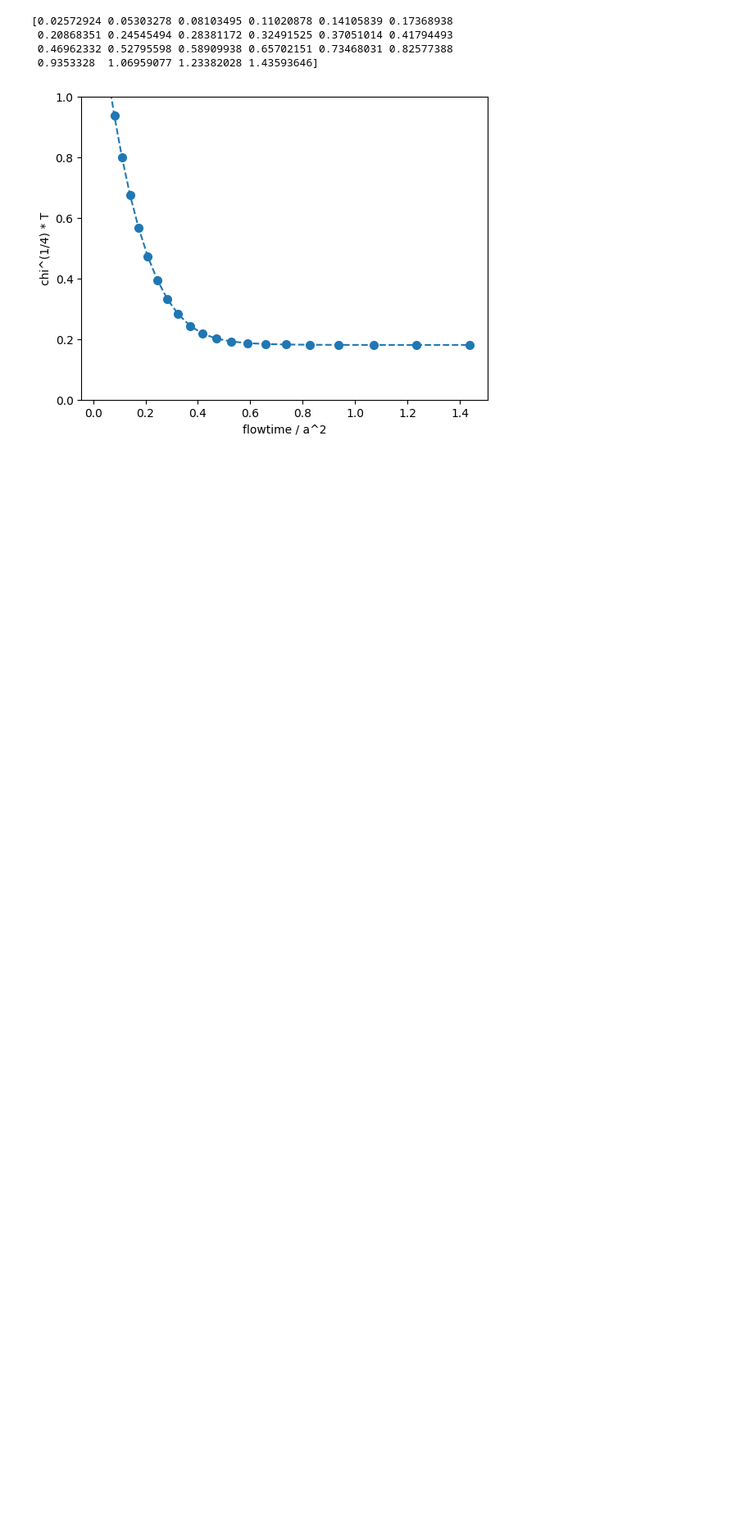
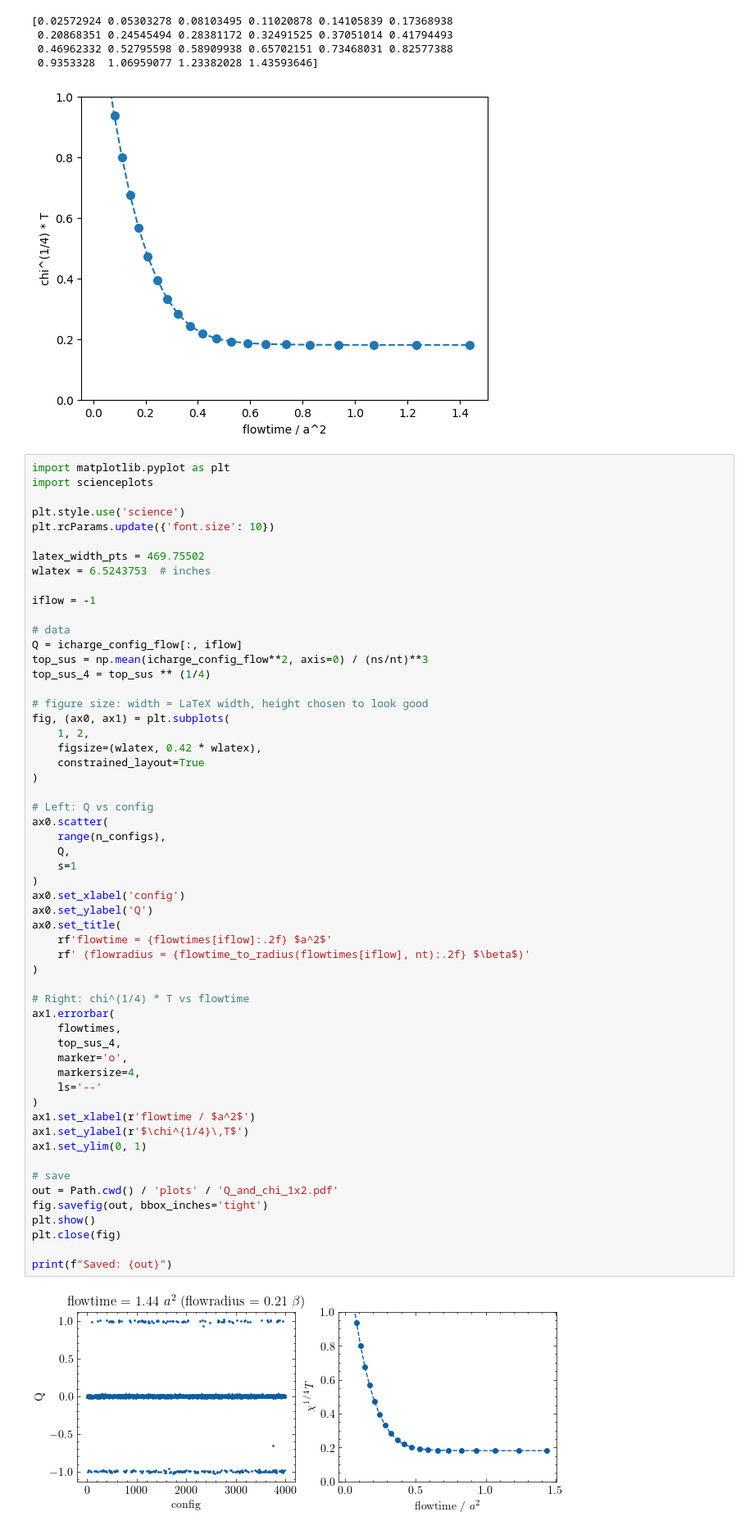
Before and after one commit to lsnbr/milc_luis, a Jupyter notebook: zeugs/ana_otherobs.ipynb, the cells around one changed output. Shown at 82% size. Cells and saved outputs as stored; diff of their text form; blank space fills up the shorter version.

```diff
--- a/zeugs/ana_otherobs.ipynb
+++ b/zeugs/ana_otherobs.ipynb
@@ -98,3 +98,61 @@ plt.show()
  0.46962332 0.52795598 0.58909938 0.65702151 0.73468031 0.82577388
  0.9353328  1.06959077 1.23382028 1.43593646]
 [figure]
+# %%
+import matplotlib.pyplot as plt
+import scienceplots
+
+plt.style.use('science')
+plt.rcParams.update({'font.size': 10})
+
+latex_width_pts = 469.75502
+wlatex = 6.5243753  # inches
+
+iflow = -1
+
+# data
+Q = icharge_config_flow[:, iflow]
+top_sus = np.mean(icharge_config_flow**2, axis=0) / (ns/nt)**3
+top_sus_4 = top_sus ** (1/4)
+
+# figure size: width = LaTeX width, height chosen to look good
+fig, (ax0, ax1) = plt.subplots(
+    1, 2,
+    figsize=(wlatex, 0.42 * wlatex),
+    constrained_layout=True
+)
+
+# Left: Q vs config
+ax0.scatter(
+    range(n_configs),
+    Q,
+    s=1
+)
+ax0.set_xlabel('config')
+ax0.set_ylabel('Q')
+ax0.set_title(
+    rf'flowtime = {flowtimes[iflow]:.2f} $a^2$'
+    rf' (flowradius = {flowtime_to_radius(flowtimes[iflow], nt):.2f} $\beta$)'
+)
+
+# Right: chi^(1/4) * T vs flowtime
+ax1.errorbar(
+    flowtimes,
+    top_sus_4,
+    marker='o',
+    markersize=4,
+    ls='--'
+)
+ax1.set_xlabel(r'flowtime / $a^2$')
+ax1.set_ylabel(r'$\chi^{1/4}\,T$')
+ax1.set_ylim(0, 1)
+
+# save
+out = Path.cwd() / 'plots' / 'Q_and_chi_1x2.pdf'
+fig.savefig(out, bbox_inches='tight')
+plt.show()
+plt.close(fig)
+
+print(f"Saved: {out}")
+# %% [output]
+[figure, added]
```
Also changed, not shown: parts of 2 cells of this notebook, 14 other files.
